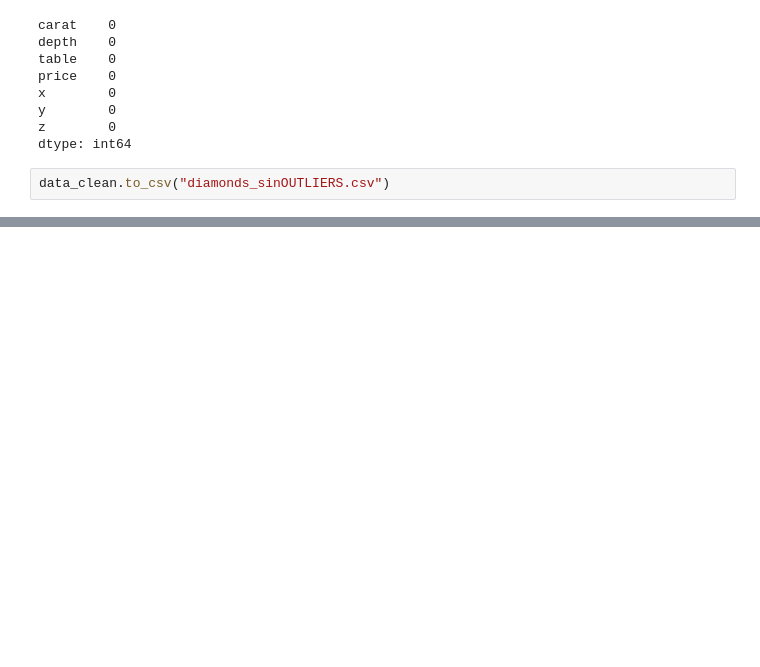
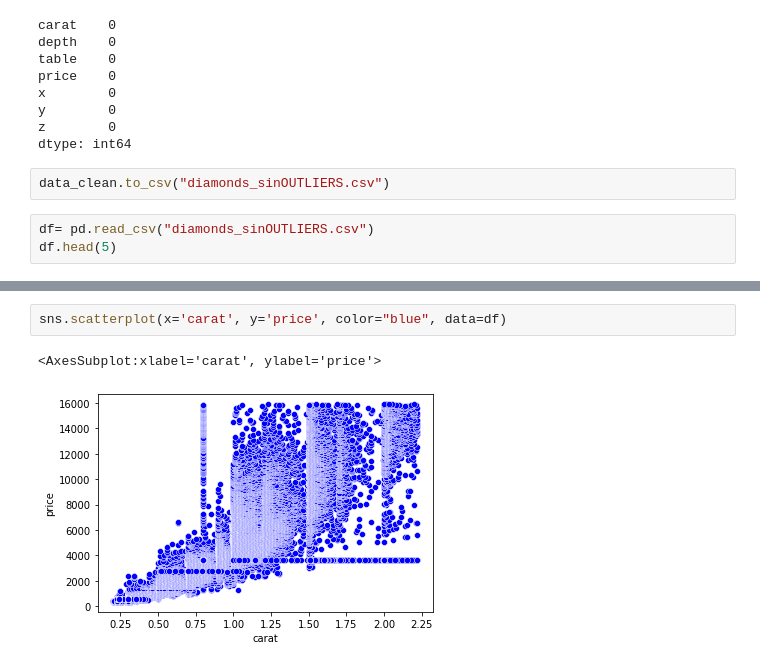
Before and after one commit to ManuelCarCas/Actividad1.Gesti-n, a Jupyter notebook: ACTIVIDAD1.IPYNB, the cells around one changed output, grey strips where cells are left out. Saved outputs shown, nothing was run; the diff lists cells and outputs as text; blank space fills up the shorter version.

```diff
--- a/ACTIVIDAD1.IPYNB
+++ b/ACTIVIDAD1.IPYNB
@@ -193,3 +323,6 @@ z        0
 dtype: int64
 # %%
 data_clean.to_csv("diamonds_sinOUTLIERS.csv")
+# %%
+df= pd.read_csv("diamonds_sinOUTLIERS.csv")
+df.head(5)
@@ -195,0 +345,5 @@ data_clean.to_csv("diamonds_sinOUTLIERS.csv")
+# %%
+sns.scatterplot(x='carat', y='price', color="blue", data=df)
+# %% [output]
+<AxesSubplot:xlabel='carat', ylabel='price'>
+[figure, added]
```
Also changed, not shown: parts of 63 cells of this notebook.
